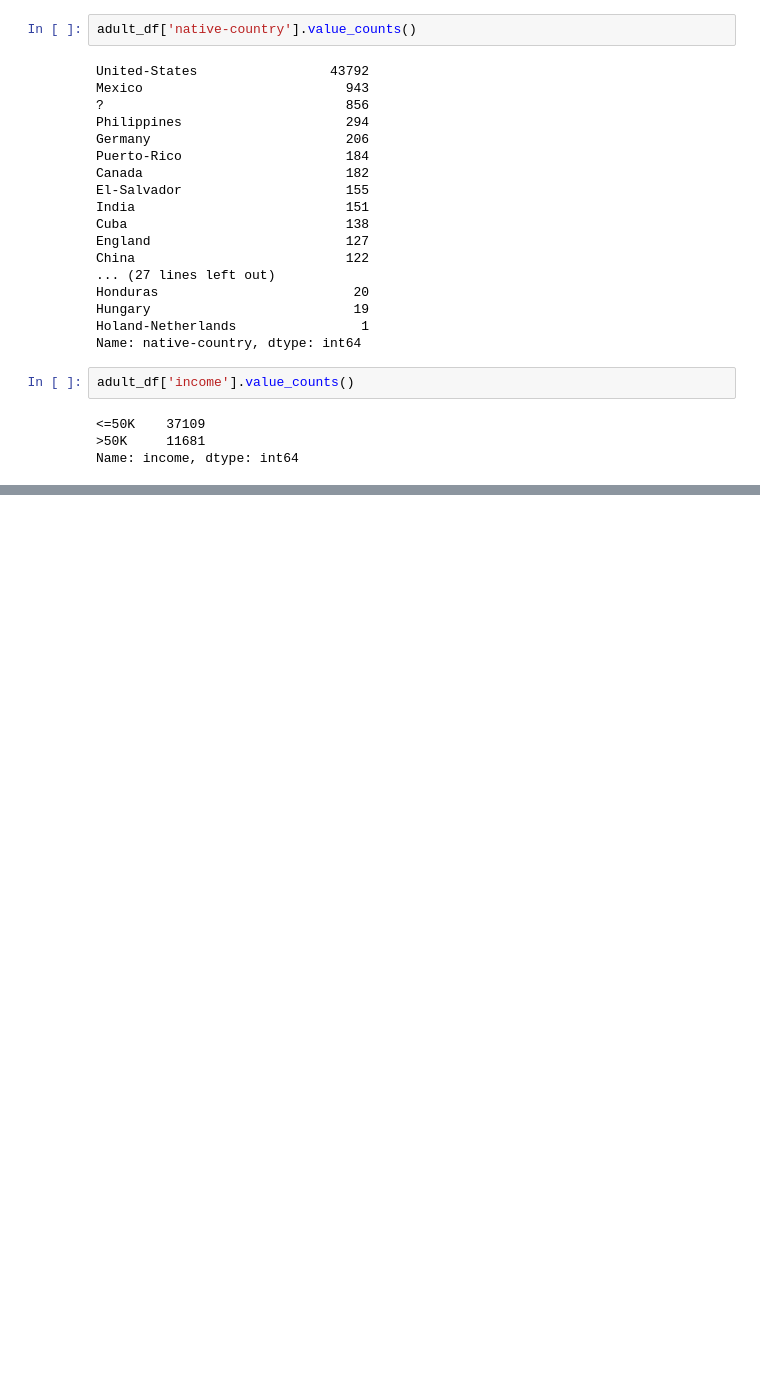
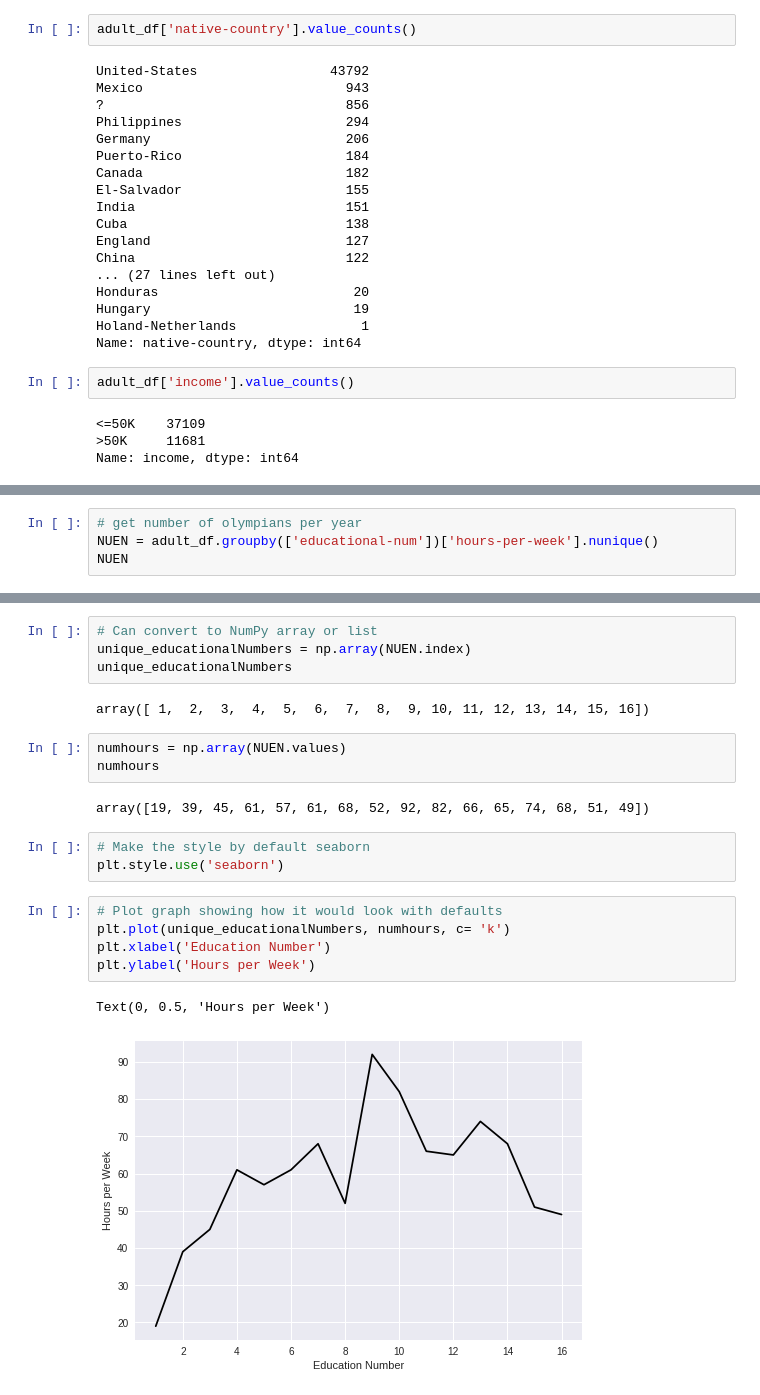
Before and after one commit to Ammon-Snell/Machine-Learning-Exercise, a Jupyter notebook: Adult_Income.ipynb, the cells around one changed output, grey strips where cells are left out. Saved outputs shown, nothing was run; the diff lists cells and outputs as text; blank space fills up the shorter version.

```diff
--- a/Adult_Income.ipynb
+++ b/Adult_Income.ipynb
@@ -273,0 +312,4 @@ sns.boxplot('capital-loss', data=adult_df)
+# %%
+# get number of olympians per year
+NUEN = adult_df.groupby(['educational-num'])['hours-per-week'].nunique()
+NUEN
@@ -273,0 +335,22 @@ sns.boxplot('capital-loss', data=adult_df)
+# %%
+# Can convert to NumPy array or list
+unique_educationalNumbers = np.array(NUEN.index)
+unique_educationalNumbers
+# %% [output]
+array([ 1,  2,  3,  4,  5,  6,  7,  8,  9, 10, 11, 12, 13, 14, 15, 16])
+# %%
+numhours = np.array(NUEN.values)
+numhours
+# %% [output]
+array([19, 39, 45, 61, 57, 61, 68, 52, 92, 82, 66, 65, 74, 68, 51, 49])
+# %%
+# Make the style by default seaborn
+plt.style.use('seaborn')
+# %%
+# Plot graph showing how it would look with defaults
+plt.plot(unique_educationalNumbers, numhours, c= 'k')
+plt.xlabel('Education Number')
+plt.ylabel('Hours per Week')
+# %% [output]
+Text(0, 0.5, 'Hours per Week')
+[figure, added]
```
Also changed, not shown: parts of 22 cells of this notebook.
